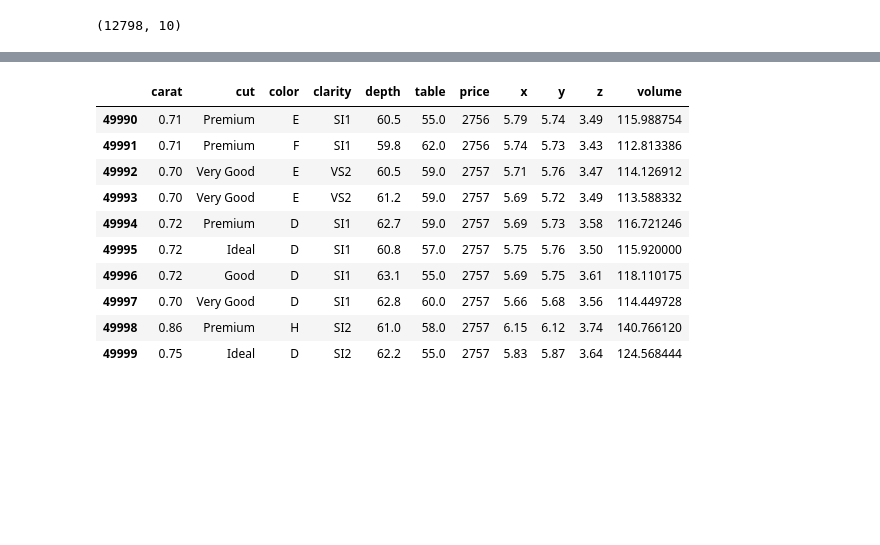
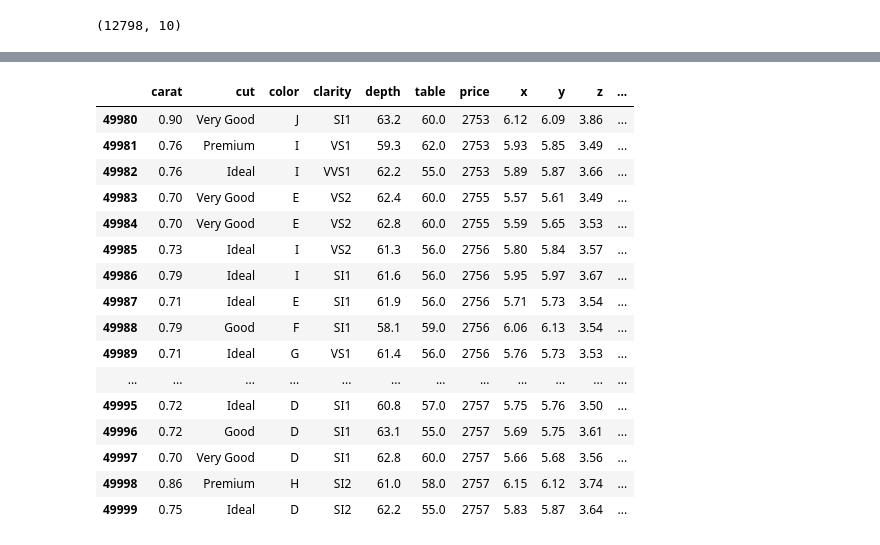
Before and after one commit to djjsjvb/python-practice-rp, a Jupyter notebook: dmddataset.ipynb, the cells around one changed output, grey strips where cells are left out. Drawn from its saved outputs; the diff is of its cells as text; code cells hidden in the pictures; blank space fills up the shorter version.

```diff
--- a/dmddataset.ipynb
+++ b/dmddataset.ipynb
@@ -171,14 +171,20 @@ dmd.head()
 # %%
-dmd.tail(10)
+dmd.tail(20)
 # %% [output]
-|  | carat | cut | color | clarity | depth | table | price | x | y | z | volume |
-| 49990 | 0.71 | Premium | E | SI1 | 60.5 | 55.0 | 2756 | 5.79 | 5.74 | 3.49 | 115.988754 |
-| 49991 | 0.71 | Premium | F | SI1 | 59.8 | 62.0 | 2756 | 5.74 | 5.73 | 3.43 | 112.813386 |
-| 49992 | 0.70 | Very Good | E | VS2 | 60.5 | 59.0 | 2757 | 5.71 | 5.76 | 3.47 | 114.126912 |
-| 49993 | 0.70 | Very Good | E | VS2 | 61.2 | 59.0 | 2757 | 5.69 | 5.72 | 3.49 | 113.588332 |
-| 49994 | 0.72 | Premium | D | SI1 | 62.7 | 59.0 | 2757 | 5.69 | 5.73 | 3.58 | 116.721246 |
-| 49995 | 0.72 | Ideal | D | SI1 | 60.8 | 57.0 | 2757 | 5.75 | 5.76 | 3.50 | 115.920000 |
-| 49996 | 0.72 | Good | D | SI1 | 63.1 | 55.0 | 2757 | 5.69 | 5.75 | 3.61 | 118.110175 |
-| 49997 | 0.70 | Very Good | D | SI1 | 62.8 | 60.0 | 2757 | 5.66 | 5.68 | 3.56 | 114.449728 |
-| 49998 | 0.86 | Premium | H | SI2 | 61.0 | 58.0 | 2757 | 6.15 | 6.12 | 3.74 | 140.766120 |
-| 49999 | 0.75 | Ideal | D | SI2 | 62.2 | 55.0 | 2757 | 5.83 | 5.87 | 3.64 | 124.568444 |
+|  | carat | cut | color | clarity | depth | table | price | x | y | z | ... |
+| 49980 | 0.90 | Very Good | J | SI1 | 63.2 | 60.0 | 2753 | 6.12 | 6.09 | 3.86 | ... |
+| 49981 | 0.76 | Premium | I | VS1 | 59.3 | 62.0 | 2753 | 5.93 | 5.85 | 3.49 | ... |
+| 49982 | 0.76 | Ideal | I | VVS1 | 62.2 | 55.0 | 2753 | 5.89 | 5.87 | 3.66 | ... |
+| 49983 | 0.70 | Very Good | E | VS2 | 62.4 | 60.0 | 2755 | 5.57 | 5.61 | 3.49 | ... |
+| 49984 | 0.70 | Very Good | E | VS2 | 62.8 | 60.0 | 2755 | 5.59 | 5.65 | 3.53 | ... |
+| 49985 | 0.73 | Ideal | I | VS2 | 61.3 | 56.0 | 2756 | 5.80 | 5.84 | 3.57 | ... |
+| 49986 | 0.79 | Ideal | I | SI1 | 61.6 | 56.0 | 2756 | 5.95 | 5.97 | 3.67 | ... |
+| 49987 | 0.71 | Ideal | E | SI1 | 61.9 | 56.0 | 2756 | 5.71 | 5.73 | 3.54 | ... |
+| 49988 | 0.79 | Good | F | SI1 | 58.1 | 59.0 | 2756 | 6.06 | 6.13 | 3.54 | ... |
+| 49989 | 0.71 | Ideal | G | VS1 | 61.4 | 56.0 | 2756 | 5.76 | 5.73 | 3.53 | ... |
+| ... | ... | ... | ... | ... | ... | ... | ... | ... | ... | ... | ... |
+| 49995 | 0.72 | Ideal | D | SI1 | 60.8 | 57.0 | 2757 | 5.75 | 5.76 | 3.50 | ... |
+| 49996 | 0.72 | Good | D | SI1 | 63.1 | 55.0 | 2757 | 5.69 | 5.75 | 3.61 | ... |
+| 49997 | 0.70 | Very Good | D | SI1 | 62.8 | 60.0 | 2757 | 5.66 | 5.68 | 3.56 | ... |
+| 49998 | 0.86 | Premium | H | SI2 | 61.0 | 58.0 | 2757 | 6.15 | 6.12 | 3.74 | ... |
+| 49999 | 0.75 | Ideal | D | SI2 | 62.2 | 55.0 | 2757 | 5.83 | 5.87 | 3.64 | ... |
```
Also changed, not shown: parts of 4 cells of this notebook.
